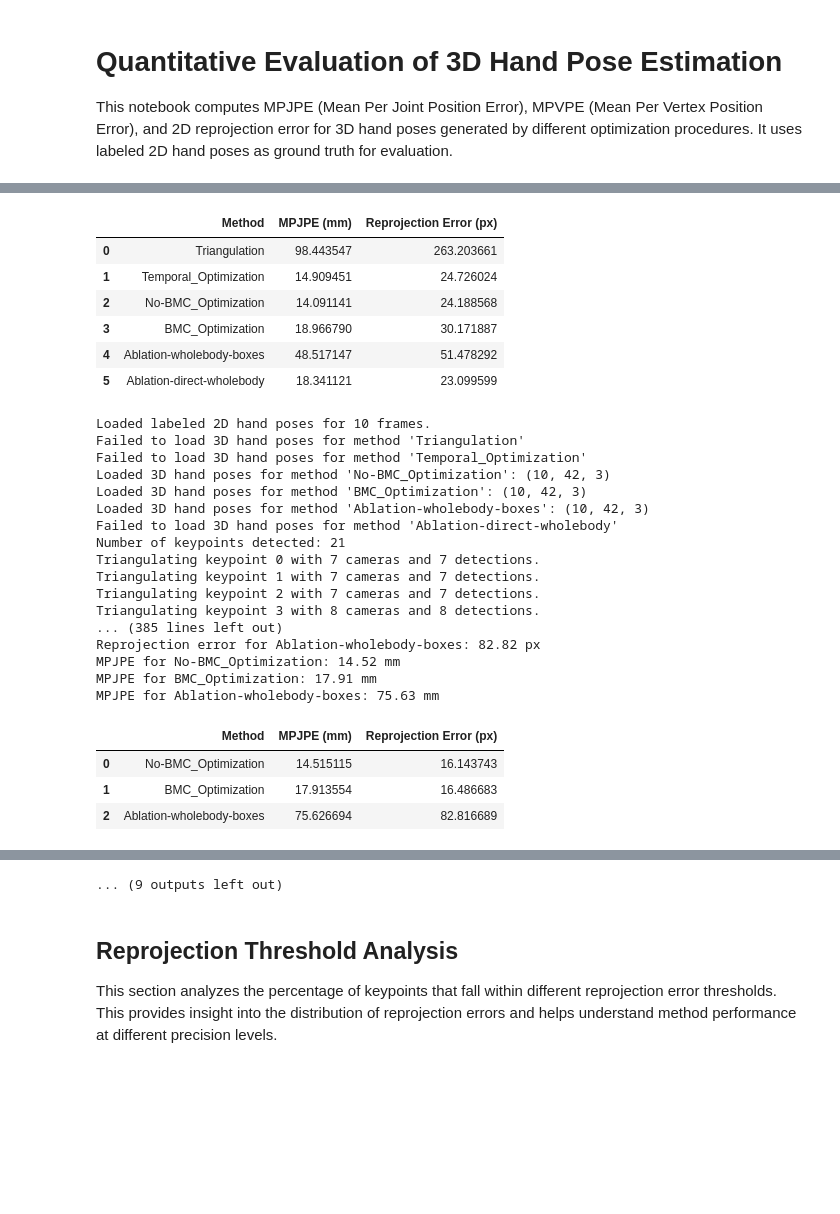
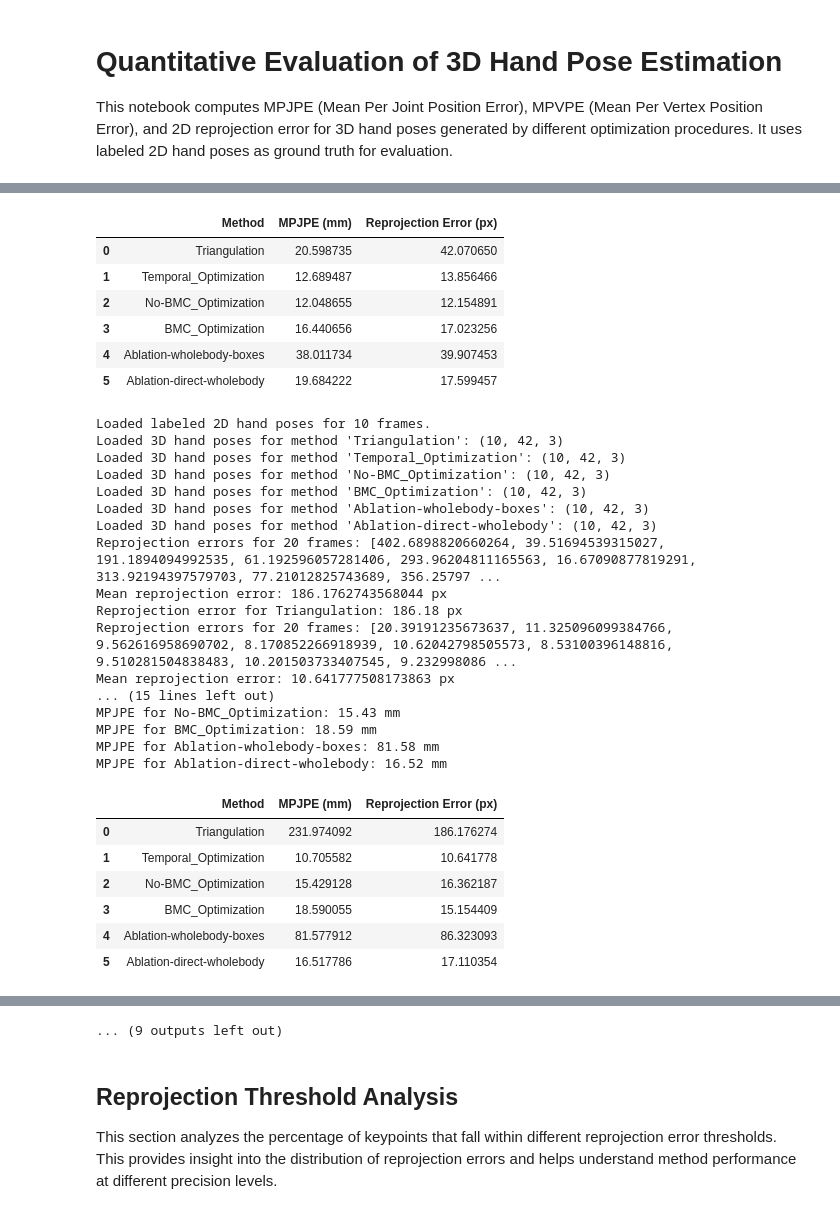
Before and after one commit to aelvyr/ORPose, a Jupyter notebook: evaluate_hand_pose_quantitative.ipynb, the cells around one changed output, grey strips where cells are left out. Drawn from its saved outputs; the diff is of its cells as text; code cells hidden in the pictures; blank space fills up the shorter version.

```diff
--- a/evaluate_hand_pose_quantitative.ipynb
+++ b/evaluate_hand_pose_quantitative.ipynb
@@ -79,7 +77,8 @@ def detect_outliers(poses_3d, threshold=0.01, poses_2d=None, camera_params=None)
     return outliers, poses_3d
 # %%
 def load_data(data_collection):
-    labeled_2d_path = f'labeled_poses/{data_collection}/hand_poses_2d_labeled.npz'
+    labeled_2d_path = f'final_labeled_poses/{data_collection}/hand_poses_2d_reprojected_expanded.npz'
+    labeled_3d_path = f'final_labeled_poses/{data_collection}/hand_poses_3d.npz'
     # Dictionary of generated 3D hand pose files from different optimization methods
     # Key: method name, Value: file path
     hand_3d_pose_files = {
@@ -105,6 +104,11 @@ def load_data(data_collection):
                 labeled_2d_poses[frame_idx][cam_name][obj_id] = {'keypoints':np.array(keypoints), 'scores': np.array(scores)}
     print(f"Loaded labeled 2D hand poses for {len(labeled_2d_poses)} frames.")
 
+    # Load 3D poses from labeled data
+    labeled_3d_data = np.load(labeled_3d_path, allow_pickle=True)
+    labeled_3d_poses = labeled_3d_data['poses_3d']
+
+
     # Load Generated 3D Hand Poses
     hand_3d_poses = {}
     for method, path in hand_3d_pose_files.items():
@@ -119,7 +123,7 @@ def load_data(data_collection):
         except:
             print(f"Failed to load 3D hand poses for method '{method}'")
 
-    return labeled_2d_poses, hand_3d_poses
+    return labeled_2d_poses, labeled_3d_poses, hand_3d_poses
 # %%
 # Load camera parameters
 cam_intrinsics, cam_extrinsics, distortion_coeffs, camera_matrices = load_camera_params(
@@ -364,14 +366,14 @@ def mean_reprojection_error(pred_3d, labeled_2d_poses, cam_intrinsics, cam_extri
     else:
         return None
 # %%
-def report_results(labeled_2d_poses, hand_3d_poses):
+def report_results(labeled_2d_poses, labeled_3d_poses, hand_3d_poses):
     # Use the function to triangulate 3D poses
-    labeled_3d_poses = triangulate_3d_poses(labeled_2d_poses, cam_intrinsics, cam_extrinsics, hand_3d_poses)
-    print(f"Triangulated 3D poses: {labeled_3d_poses}")
+    # labeled_3d_poses = triangulate_3d_poses(labeled_2d_poses, cam_intrinsics, cam_extrinsics, hand_3d_poses)
+    # print(f"Triangulated 3D poses: {labeled_3d_poses}")
 
-    # Convert to the same format as hand_3d_poses for compariso
-    triangulated_poses_array = np.array(labeled_3d_poses)
-    print(f"Triangulated 3D poses shape: {triangulated_poses_array.shape}")
+    # # Convert to the same format as hand_3d_poses for compariso
+    # triangulated_poses_array = np.array(labeled_3d_poses)
+    # print(f"Triangulated 3D poses shape: {triangulated_poses_array.shape}")
 
     # Compute Reprojection Error
     reproj_results = {}
@@ -384,7 +386,7 @@ def report_results(labeled_2d_poses, hand_3d_poses):
     mpjpe_results = {}
     for method, pred_3d in hand_3d_poses.items():
         # Replace the next line with actual ground truth 3D poses if available
-        gt_3d = triangulated_poses_array
+        gt_3d = labeled_3d_poses
         mpjpe = compute_mpjpe(gt_3d, pred_3d) # Compute MPJPE in meters
         # Convert MPJPE to millimeters
         mpjpe *= 1000  # Convert from meters to millimeters
@@ -408,10 +410,10 @@ def report_results(labeled_2d_poses, hand_3d_poses):
 results = []
 methods = set()
 for data_collection in data_collections:
-    labeled_2d_poses, hand_3d_poses = load_data(data_collection)
+    labeled_2d_poses, labeled_3d_poses, hand_3d_poses = load_data(data_collection)
 
     methods.update({method for method in hand_3d_poses.keys()})
-    results.append(report_results(labeled_2d_poses, hand_3d_poses))
+    results.append(report_results(labeled_2d_poses, labeled_3d_poses, hand_3d_poses))
 
 def summarize_results(results):
     full_results = []
@@ -548,29 +550,32 @@ MPJPE for Ablation-direct-wholebody: 18.34 mm
 |  | Method | MPJPE (mm) | Reprojection Error (px) |
-| 0 | Triangulation | 98.443547 | 263.203661 |
-| 1 | Temporal_Optimization | 14.909451 | 24.726024 |
-| 2 | No-BMC_Optimization | 14.091141 | 24.188568 |
-| 3 | BMC_Optimization | 18.966790 | 30.171887 |
-| 4 | Ablation-wholebody-boxes | 48.517147 | 51.478292 |
-| 5 | Ablation-direct-wholebody | 18.341121 | 23.099599 |
+| 0 | Triangulation | 20.598735 | 42.070650 |
+| 1 | Temporal_Optimization | 12.689487 | 13.856466 |
+| 2 | No-BMC_Optimization | 12.048655 | 12.154891 |
+| 3 | BMC_Optimization | 16.440656 | 17.023256 |
+| 4 | Ablation-wholebody-boxes | 38.011734 | 39.907453 |
+| 5 | Ablation-direct-wholebody | 19.684222 | 17.599457 |
 Loaded labeled 2D hand poses for 10 frames.
-Failed to load 3D hand poses for method 'Triangulation'
-Failed to load 3D hand poses for method 'Temporal_Optimization'
+Loaded 3D hand poses for method 'Triangulation': (10, 42, 3)
+Loaded 3D hand poses for method 'Temporal_Optimization': (10, 42, 3)
 Loaded 3D hand poses for method 'No-BMC_Optimization': (10, 42, 3)
 Loaded 3D hand poses for method 'BMC_Optimization': (10, 42, 3)
 Loaded 3D hand poses for method 'Ablation-wholebody-boxes': (10, 42, 3)
-Failed to load 3D hand poses for method 'Ablation-direct-wholebody'
-Number of keypoints detected: 21
-Triangulating keypoint 0 with 7 cameras and 7 detections.
-Triangulating keypoint 1 with 7 cameras and 7 detections.
-Triangulating keypoint 2 with 7 cameras and 7 detections.
-Triangulating keypoint 3 with 8 cameras and 8 detections.
-... (385 lines left out)
-Reprojection error for Ablation-wholebody-boxes: 82.82 px
-MPJPE for No-BMC_Optimization: 14.52 mm
-MPJPE for BMC_Optimization: 17.91 mm
-MPJPE for Ablation-wholebody-boxes: 75.63 mm
+Loaded 3D hand poses for method 'Ablation-direct-wholebody': (10, 42, 3)
+Reprojection errors for 20 frames: [402.6898820660264, 39.51694539315027, 191.1894094992535, 61.192596057281406, 293.96204811165563, 16.67090877819291, 313.92194397579703, 77.21012825743689, 356.25797 ...
+Mean reprojection error: 186.1762743568044 px
+Reprojection error for Triangulation: 186.18 px
+Reprojection errors for 20 frames: [20.39191235673637, 11.325096099384766, 9.562616958690702, 8.170852266918939, 10.62042798505573, 8.53100396148816, 9.510281504838483, 10.201503733407545, 9.232998086 ...
+Mean reprojection error: 10.641777508173863 px
+... (15 lines left out)
+MPJPE for No-BMC_Optimization: 15.43 mm
+MPJPE for BMC_Optimization: 18.59 mm
+MPJPE for Ablation-wholebody-boxes: 81.58 mm
+MPJPE for Ablation-direct-wholebody: 16.52 mm
 |  | Method | MPJPE (mm) | Reprojection Error (px) |
-| 0 | No-BMC_Optimization | 14.515115 | 16.143743 |
-| 1 | BMC_Optimization | 17.913554 | 16.486683 |
-| 2 | Ablation-wholebody-boxes | 75.626694 | 82.816689 |
+| 0 | Triangulation | 231.974092 | 186.176274 |
+| 1 | Temporal_Optimization | 10.705582 | 10.641778 |
+| 2 | No-BMC_Optimization | 15.429128 | 16.362187 |
+| 3 | BMC_Optimization | 18.590055 | 15.154409 |
+| 4 | Ablation-wholebody-boxes | 81.577912 | 86.323093 |
+| 5 | Ablation-direct-wholebody | 16.517786 | 17.110354 |
 Loaded labeled 2D hand poses for 10 frames.
```
Also changed, not shown: parts of 7 cells of this notebook, 23 other files.
